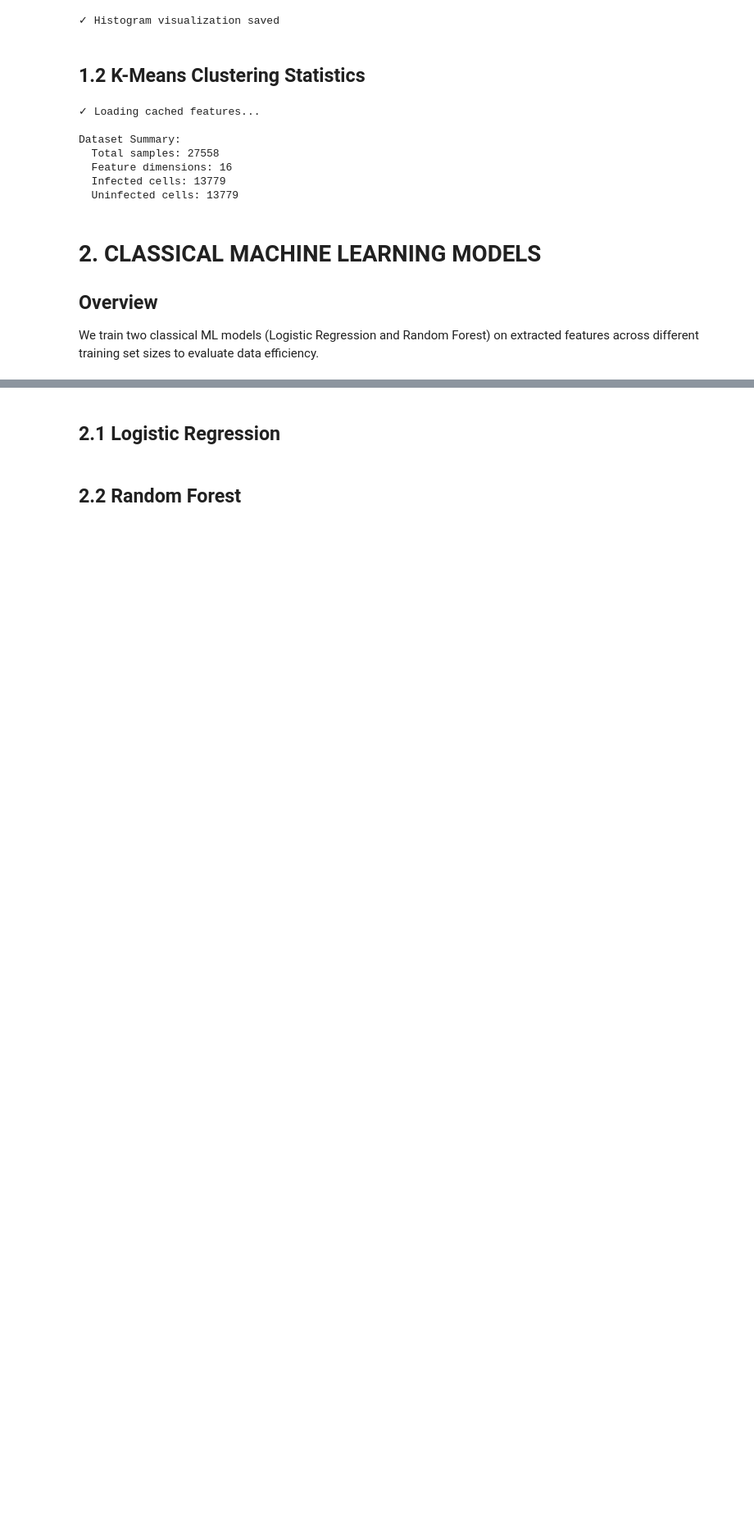
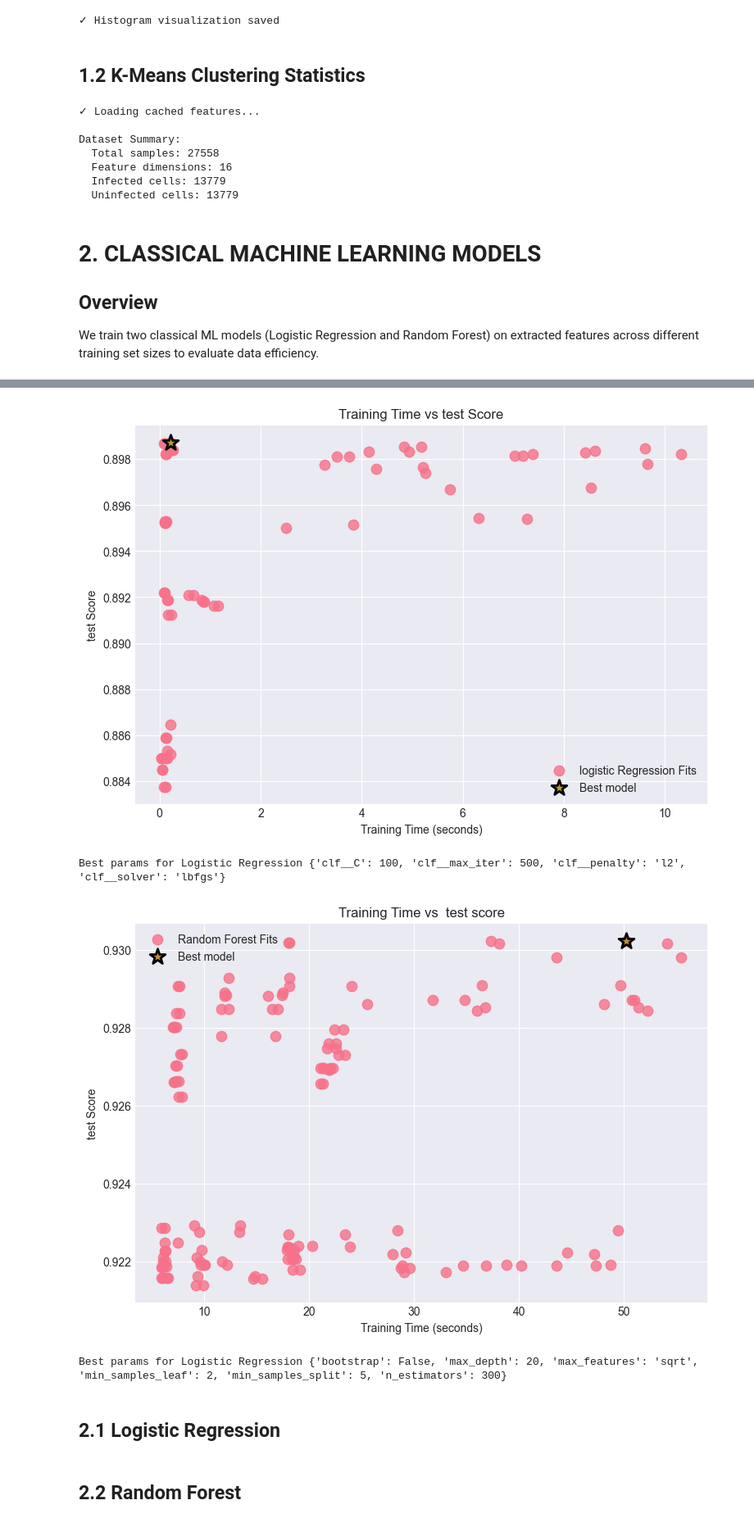
Before and after one commit to SolovevaPolina/Malaria_Screening, a Jupyter notebook: ExploratoryProjectNotebook_Clean.ipynb, the cells around one changed output, grey strips where cells are left out. Shown at 82% size. Drawn from its saved outputs; the diff is of its cells as text; code cells hidden in the pictures; blank space fills up the shorter version.

Commit message:
adding grid search for classification classical ML
Added my writing for the paper.

```diff
--- a/ExploratoryProjectNotebook_Clean.ipynb
+++ b/ExploratoryProjectNotebook_Clean.ipynb
@@ -297,3 +519,78 @@ We train two classical ML models (Logistic Regression and Random Forest) on extr
+# %%
+
+# Load results
+df = pd.read_csv("results/lr_gridsearch_20260201_122823.csv")
+
+# Find best model by F1
+best_idx = df["mean_test_score"].idxmax()
+best_row = df.loc[best_idx]
+
+
+# Plot
+plt.figure(figsize=(9,6))
+
+plt.scatter(df["mean_fit_time"], df["mean_test_score"], s=80, label='logistic Regression Fits', alpha=0.8)
+
+# Highlight best model
+plt.scatter(
+    best_row["mean_fit_time"],
+    best_row["mean_test_score"],
+    s=200,
+    edgecolors="black",
+    linewidth=2,
+    marker="*",
+    label="Best model"
+)
+
+plt.xlabel("Training Time (seconds)")
+plt.ylabel("test Score")
+plt.title("Training Time vs test Score")
+plt.legend()
+plt.grid(True)
+plt.show()
+
+
+print( "Best params for Logistic Regression", best_row['params'])
+
+
+
+# Load results
+df_RF = pd.read_csv("results/rf_gridsearch_20260201_122823.csv")
+
+# Find best model by F1
+best_idx_rf = df_RF["mean_test_score"].idxmax()
+best_row_rf = df_RF.loc[best_idx_rf]
+
+
+# Plot
+plt.figure(figsize=(9,6))
+
+plt.scatter(df_RF["mean_fit_time"], df_RF["mean_test_score"], s=80, label='Random Forest Fits', alpha=0.8)
+
+# Highlight best model
+plt.scatter(
+    best_row_rf["mean_fit_time"],
+    best_row_rf["mean_test_score"],
+    s=200,
+    edgecolors="black",
+    linewidth=2,
+    marker="*",
+    label="Best model"
+)
+
+plt.xlabel("Training Time (seconds)")
+plt.ylabel("test Score")
+plt.title("Training Time vs  test score")
+plt.legend()
+plt.grid(True)
+plt.show()
+
+print( "Best params for Logistic Regression", best_row_rf['params'])
+# %% [output]
+[figure, added]
+Best params for Logistic Regression {'clf__C': 100, 'clf__max_iter': 500, 'clf__penalty': 'l2', 'clf__solver': 'lbfgs'}
+[figure, added]
+Best params for Logistic Regression {'bootstrap': False, 'max_depth': 20, 'max_features': 'sqrt', 'min_samples_leaf': 2, 'min_samples_split': 5, 'n_estimators': 300}
 # %% [markdown]
 ## 2.1 Logistic Regression
 # %%
```
Also changed, not shown: parts of 14 cells of this notebook, 1 other file.
